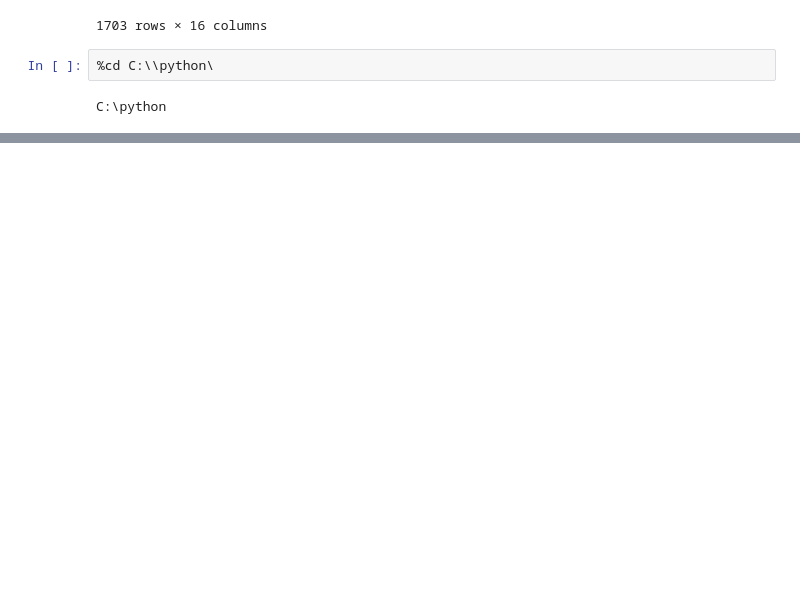
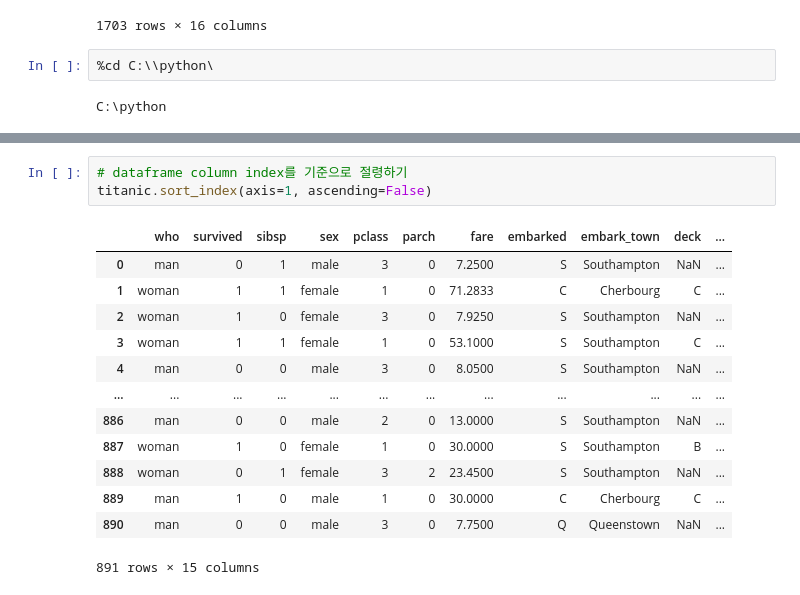
Before and after one commit to joohyeona/Encore-Data-Analysis-29th, a Jupyter notebook: Pandas.ipynb, the cells around one changed output, grey strips where cells are left out. Drawn from its saved outputs; the diff is of its cells as text; blank space fills up the shorter version.

```diff
--- a/Pandas.ipynb
+++ b/Pandas.ipynb
@@ -1249,0 +1444,17 @@ C:\python
+# %%
+# dataframe column index를 기준으로 절령하기
+titanic.sort_index(axis=1, ascending=False)
+# %% [output]
+|  | who | survived | sibsp | sex | pclass | parch | fare | embarked | embark_town | deck | ... |
+| 0 | man | 0 | 1 | male | 3 | 0 | 7.2500 | S | Southampton | NaN | ... |
+| 1 | woman | 1 | 1 | female | 1 | 0 | 71.2833 | C | Cherbourg | C | ... |
+| 2 | woman | 1 | 0 | female | 3 | 0 | 7.9250 | S | Southampton | NaN | ... |
+| 3 | woman | 1 | 1 | female | 1 | 0 | 53.1000 | S | Southampton | C | ... |
+| 4 | man | 0 | 0 | male | 3 | 0 | 8.0500 | S | Southampton | NaN | ... |
+| ... | ... | ... | ... | ... | ... | ... | ... | ... | ... | ... | ... |
+| 886 | man | 0 | 0 | male | 2 | 0 | 13.0000 | S | Southampton | NaN | ... |
+| 887 | woman | 1 | 0 | female | 1 | 0 | 30.0000 | S | Southampton | B | ... |
+| 888 | woman | 0 | 1 | female | 3 | 2 | 23.4500 | S | Southampton | NaN | ... |
+| 889 | man | 1 | 0 | male | 1 | 0 | 30.0000 | C | Cherbourg | C | ... |
+| 890 | man | 0 | 0 | male | 3 | 0 | 7.7500 | Q | Queenstown | NaN | ... |
+891 rows × 15 columns
```
Also changed, not shown: parts of 48 cells of this notebook.
